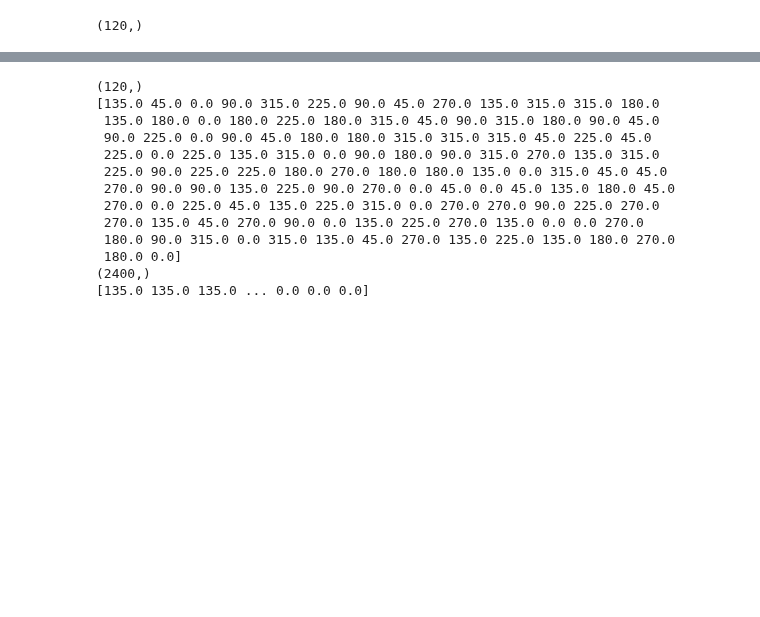
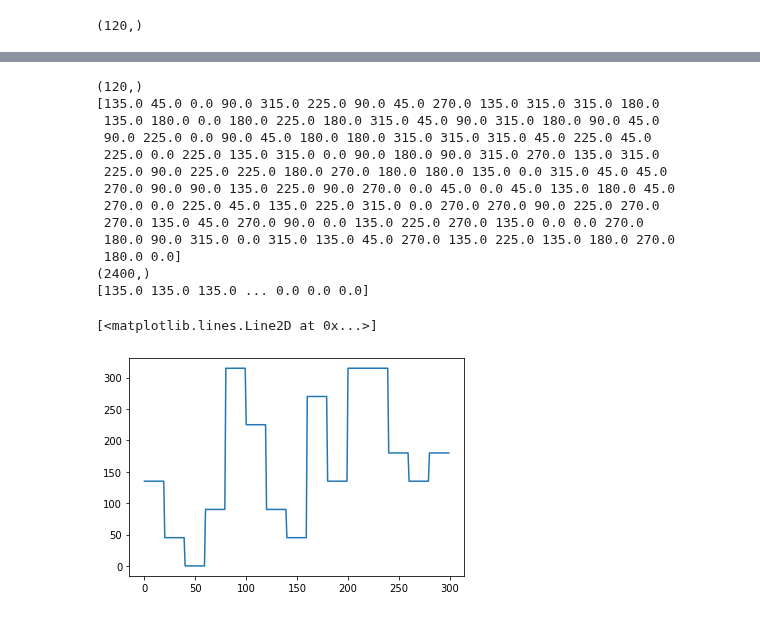
Before and after one commit to Jp-17/Coding_learning, a Jupyter notebook: Model_learning/GLM_allen_learn.ipynb, the cells around one changed output, grey strips where cells are left out. Saved outputs shown, nothing was run; the diff lists cells and outputs as text; code cells hidden in the pictures; blank space fills up the shorter version.

```diff
--- a/Model_learning/GLM_allen_learn.ipynb
+++ b/Model_learning/GLM_allen_learn.ipynb
@@ -137,24 +139,28 @@ plt.plot(CA1_counts.mean(0))
 # %%
 # get the stimuli array orientation (15*8)*20
 
 orient_array = stim_orientation_table.loc[
     spike_counts['stimulus_presentation_id'].values, 'orientation']
 print(orient_array.shape)
 print(orient_array.values)
 stim_orient = np.repeat(orient_array.values, counts_matrix.shape[1])
 print(stim_orient.shape)
 print(stim_orient)
+plt.figure()
+plt.plot(stim_orient[:300])
 # %% [output]
 (120,)
 [135.0 45.0 0.0 90.0 315.0 225.0 90.0 45.0 270.0 135.0 315.0 315.0 180.0
  135.0 180.0 0.0 180.0 225.0 180.0 315.0 45.0 90.0 315.0 180.0 90.0 45.0
  90.0 225.0 0.0 90.0 45.0 180.0 180.0 315.0 315.0 315.0 45.0 225.0 45.0
  225.0 0.0 225.0 135.0 315.0 0.0 90.0 180.0 90.0 315.0 270.0 135.0 315.0
  225.0 90.0 225.0 225.0 180.0 270.0 180.0 180.0 135.0 0.0 315.0 45.0 45.0
  270.0 90.0 90.0 135.0 225.0 90.0 270.0 0.0 45.0 0.0 45.0 135.0 180.0 45.0
  270.0 0.0 225.0 45.0 135.0 225.0 315.0 0.0 270.0 270.0 90.0 225.0 270.0
  270.0 135.0 45.0 270.0 90.0 0.0 135.0 225.0 270.0 135.0 0.0 0.0 270.0
  180.0 90.0 315.0 0.0 315.0 135.0 45.0 270.0 135.0 225.0 135.0 180.0 270.0
  180.0 0.0]
 (2400,)
 [135.0 135.0 135.0 ... 0.0 0.0 0.0]
+[<matplotlib.lines.Line2D at 0x...>]
+[figure, added]
```
Also changed, not shown: parts of 11 cells of this notebook, 1 other file.
